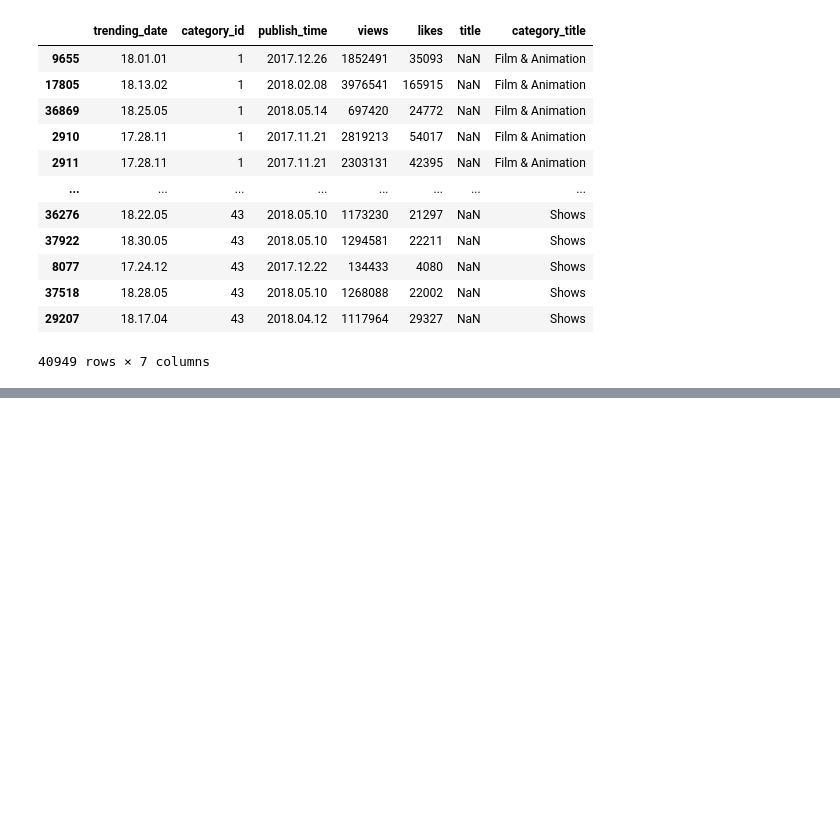
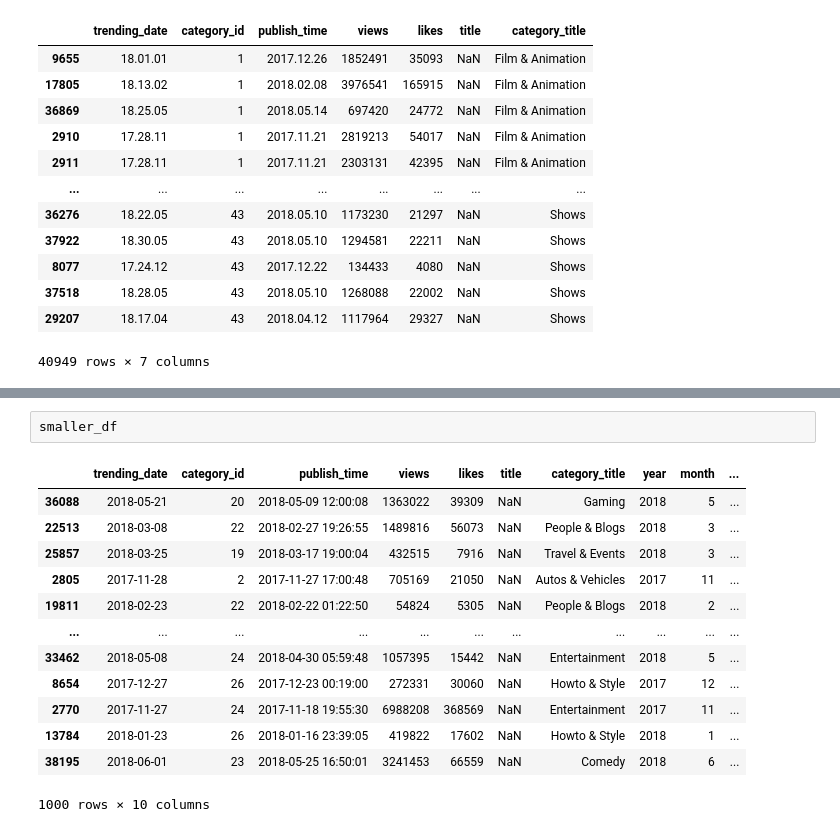
Before and after one commit to DarGo17/youtube, a Jupyter notebook: YouTube Assignmnet.ipynb, the cells around one changed output, grey strips where cells are left out. Cells and saved outputs as stored; diff of their text form; blank space fills up the shorter version.

```diff
--- a/YouTube Assignmnet.ipynb
+++ b/YouTube Assignmnet.ipynb
@@ -401,0 +402,16 @@ plt.show()
+# %%
+smaller_df
+# %% [output]
+|  | trending_date | category_id | publish_time | views | likes | title | category_title | year | month | ... |
+| 36088 | 2018-05-21 | 20 | 2018-05-09 12:00:08 | 1363022 | 39309 | NaN | Gaming | 2018 | 5 | ... |
+| 22513 | 2018-03-08 | 22 | 2018-02-27 19:26:55 | 1489816 | 56073 | NaN | People & Blogs | 2018 | 3 | ... |
+| 25857 | 2018-03-25 | 19 | 2018-03-17 19:00:04 | 432515 | 7916 | NaN | Travel & Events | 2018 | 3 | ... |
+| 2805 | 2017-11-28 | 2 | 2017-11-27 17:00:48 | 705169 | 21050 | NaN | Autos & Vehicles | 2017 | 11 | ... |
+| 19811 | 2018-02-23 | 22 | 2018-02-22 01:22:50 | 54824 | 5305 | NaN | People & Blogs | 2018 | 2 | ... |
+| ... | ... | ... | ... | ... | ... | ... | ... | ... | ... | ... |
+| 33462 | 2018-05-08 | 24 | 2018-04-30 05:59:48 | 1057395 | 15442 | NaN | Entertainment | 2018 | 5 | ... |
+| 8654 | 2017-12-27 | 26 | 2017-12-23 00:19:00 | 272331 | 30060 | NaN | Howto & Style | 2017 | 12 | ... |
+| 2770 | 2017-11-27 | 24 | 2017-11-18 19:55:30 | 6988208 | 368569 | NaN | Entertainment | 2017 | 11 | ... |
+| 13784 | 2018-01-23 | 26 | 2018-01-16 23:39:05 | 419822 | 17602 | NaN | Howto & Style | 2018 | 1 | ... |
+| 38195 | 2018-06-01 | 23 | 2018-05-25 16:50:01 | 3241453 | 66559 | NaN | Comedy | 2018 | 6 | ... |
+1000 rows × 10 columns
```
Also changed, not shown: parts of 1 cell of this notebook.
